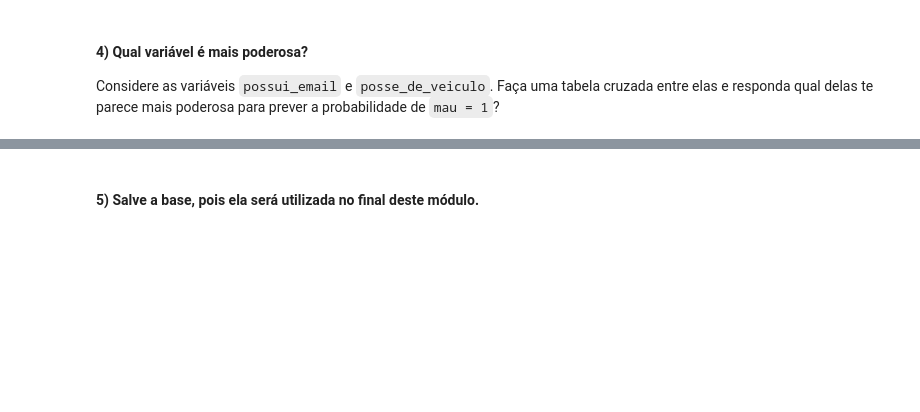
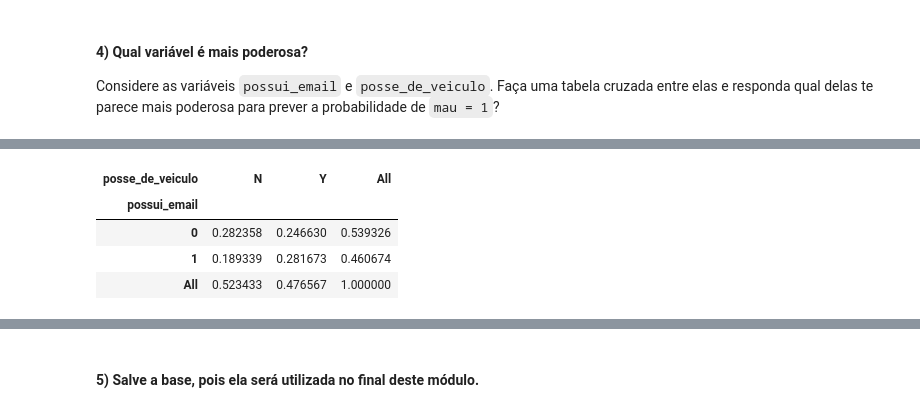
Before and after one commit to kauankajitani/EBAC-Ciencia-de-dados, a Jupyter notebook: M7/TAREFA 1/Mod07 - Tarefa 01.ipynb, the cells around one changed output, grey strips where cells are left out. Cells and saved outputs as stored; diff of their text form; code cells hidden in the pictures; blank space fills up the shorter version.

```diff
--- a/M7/TAREFA 1/Mod07 - Tarefa 01.ipynb
+++ b/M7/TAREFA 1/Mod07 - Tarefa 01.ipynb
@@ -125,0 +210,8 @@
+# %%
+pd.crosstab(df['possui_email'], df['posse_de_veiculo'], df['mau'], margins=True, normalize=True, aggfunc='mean')
+# %% [output]
+| posse_de_veiculo | N | Y | All |
+| possui_email |  |  |  |
+| 0 | 0.282358 | 0.246630 | 0.539326 |
+| 1 | 0.189339 | 0.281673 | 0.460674 |
+| All | 0.523433 | 0.476567 | 1.000000 |
```
Also changed, not shown: parts of 11 cells of this notebook, 2 other files.
